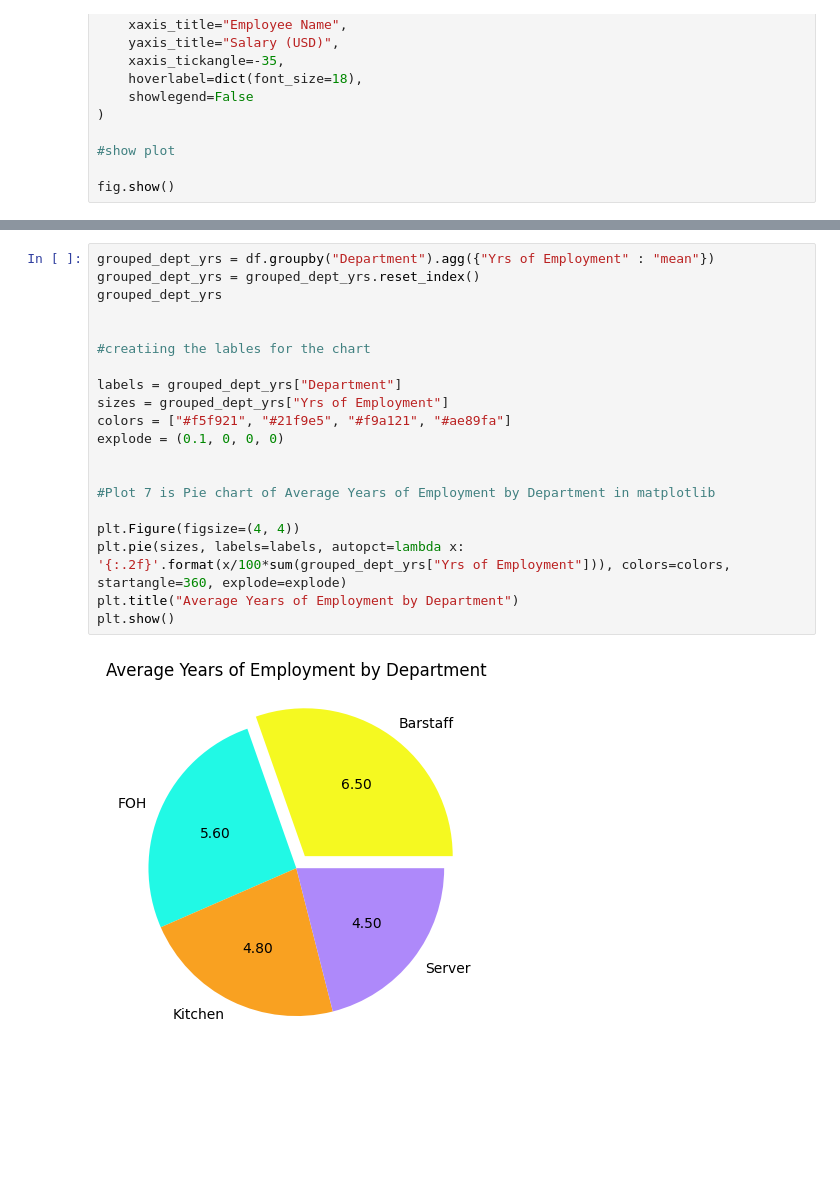
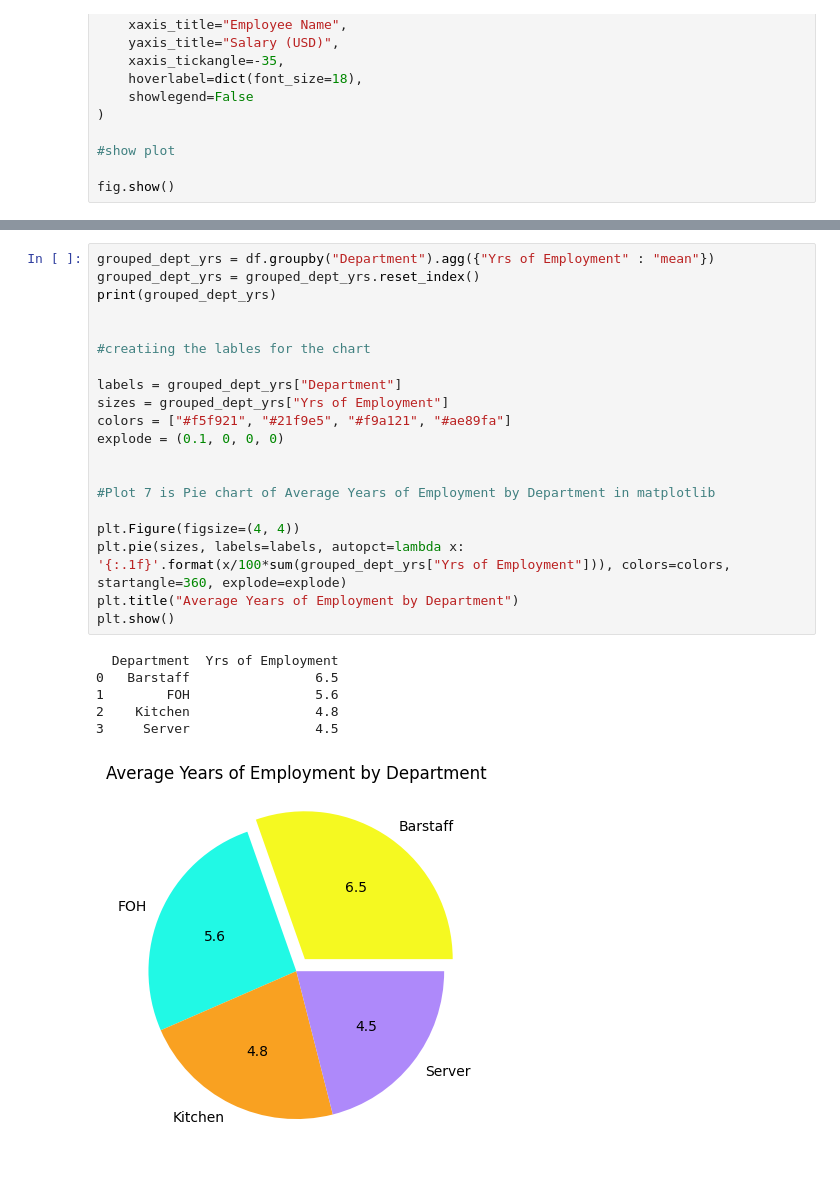
Before and after one commit to collinmfarmer/Mod2-Week4-Assign4, a Jupyter notebook: Plot_plot_plot.ipynb, the cells around one changed output, grey strips where cells are left out. Saved outputs shown, nothing was run; the diff lists cells and outputs as text; blank space fills up the shorter version.

```diff
--- a/Plot_plot_plot.ipynb
+++ b/Plot_plot_plot.ipynb
@@ -145,22 +155,27 @@ plt.show()
 # %%
 grouped_dept_yrs = df.groupby("Department").agg({"Yrs of Employment" : "mean"})
 grouped_dept_yrs = grouped_dept_yrs.reset_index()
-grouped_dept_yrs
+print(grouped_dept_yrs)
 
 
 #creatiing the lables for the chart
 
 labels = grouped_dept_yrs["Department"]
 sizes = grouped_dept_yrs["Yrs of Employment"]
 colors = ["#f5f921", "#21f9e5", "#f9a121", "#ae89fa"]
 explode = (0.1, 0, 0, 0)
 
 
 #Plot 7 is Pie chart of Average Years of Employment by Department in matplotlib
 
 plt.Figure(figsize=(4, 4))
-plt.pie(sizes, labels=labels, autopct=lambda x: '{:.2f}'.format(x/100*sum(grouped_dept_yrs["Yrs of Employment"])), colors=colors, startangle=360, explode=explode)
+plt.pie(sizes, labels=labels, autopct=lambda x: '{:.1f}'.format(x/100*sum(grouped_dept_yrs["Yrs of Employment"])), colors=colors, startangle=360, explode=explode)
 plt.title("Average Years of Employment by Department")
 plt.show()
 # %% [output]
+  Department  Yrs of Employment
+0   Barstaff                6.5
+1        FOH                5.6
+2    Kitchen                4.8
+3     Server                4.5
-[figure, old version]
+[figure, new version]
```
Also changed, not shown: parts of 2 cells of this notebook.
